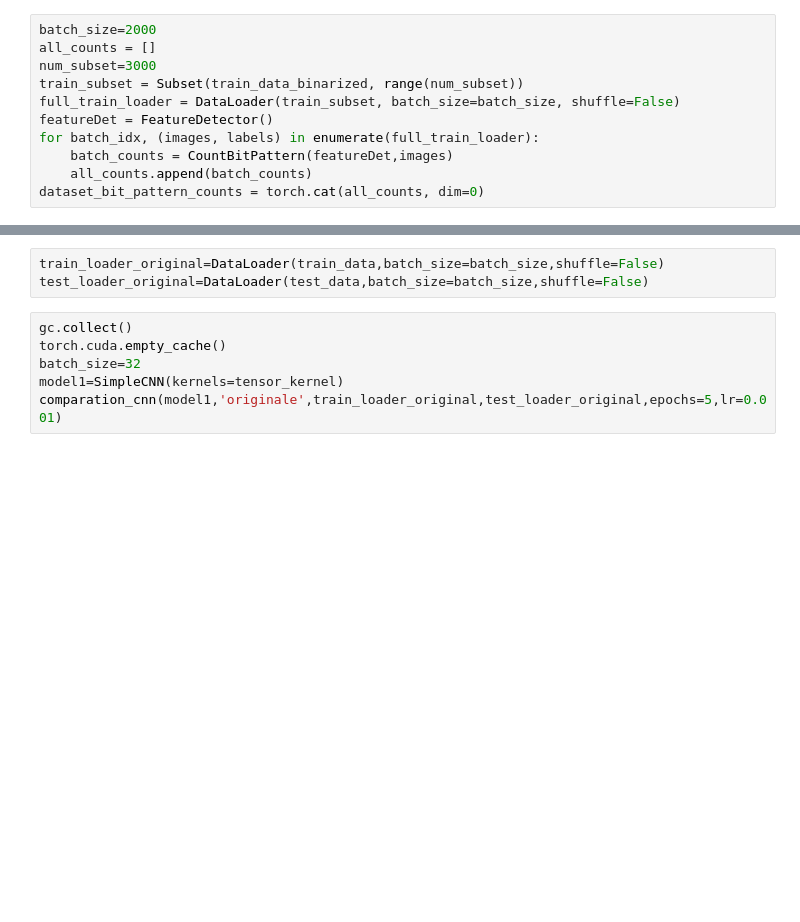
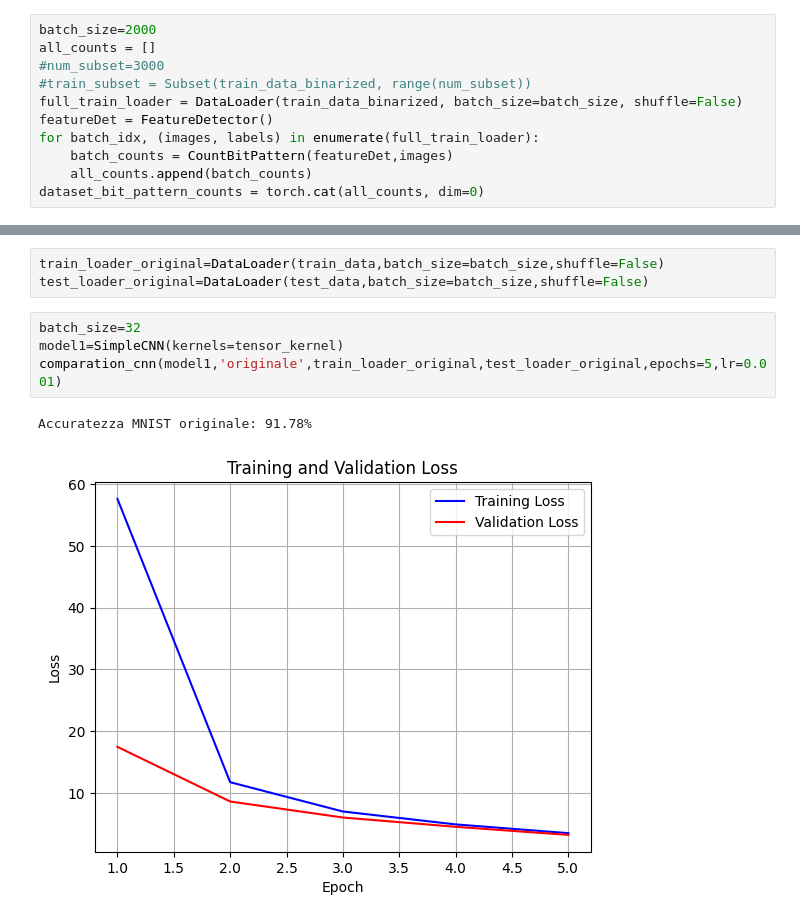
Before and after one commit to AlfonsoUnifi/ProgettoTesiPatternRecognition, a Jupyter notebook: FeatureDetection2.ipynb, the cells around one changed output, grey strips where cells are left out. Saved outputs shown, nothing was run; the diff lists cells and outputs as text; blank space fills up the shorter version.

```diff
--- a/FeatureDetection2.ipynb
+++ b/FeatureDetection2.ipynb
@@ -91,9 +109,9 @@ Conteggio dei pattens: qui si usa la funzione CountBitPattern per contare le occ
 # %%
 batch_size=2000
 all_counts = []
-num_subset=3000
-train_subset = Subset(train_data_binarized, range(num_subset))
-full_train_loader = DataLoader(train_subset, batch_size=batch_size, shuffle=False)
+#num_subset=3000
+#train_subset = Subset(train_data_binarized, range(num_subset))
+full_train_loader = DataLoader(train_data_binarized, batch_size=batch_size, shuffle=False)
 featureDet = FeatureDetector()
 for batch_idx, (images, labels) in enumerate(full_train_loader):
     batch_counts = CountBitPattern(featureDet,images)
@@ -274,9 +277,10 @@ Qui eseguo gli effettivi test: nel primo caso eseguo SimpleCNN sul dataset MNIST
 train_loader_original=DataLoader(train_data,batch_size=batch_size,shuffle=False)
 test_loader_original=DataLoader(test_data,batch_size=batch_size,shuffle=False)
 # %%
-gc.collect()
-torch.cuda.empty_cache()
 batch_size=32
 model1=SimpleCNN(kernels=tensor_kernel)
 comparation_cnn(model1,'originale',train_loader_original,test_loader_original,epochs=5,lr=0.001)
+# %% [output]
+Accuratezza MNIST originale: 91.78%
+[figure, added]
 # %%
```
Also changed, not shown: parts of 11 cells of this notebook.
